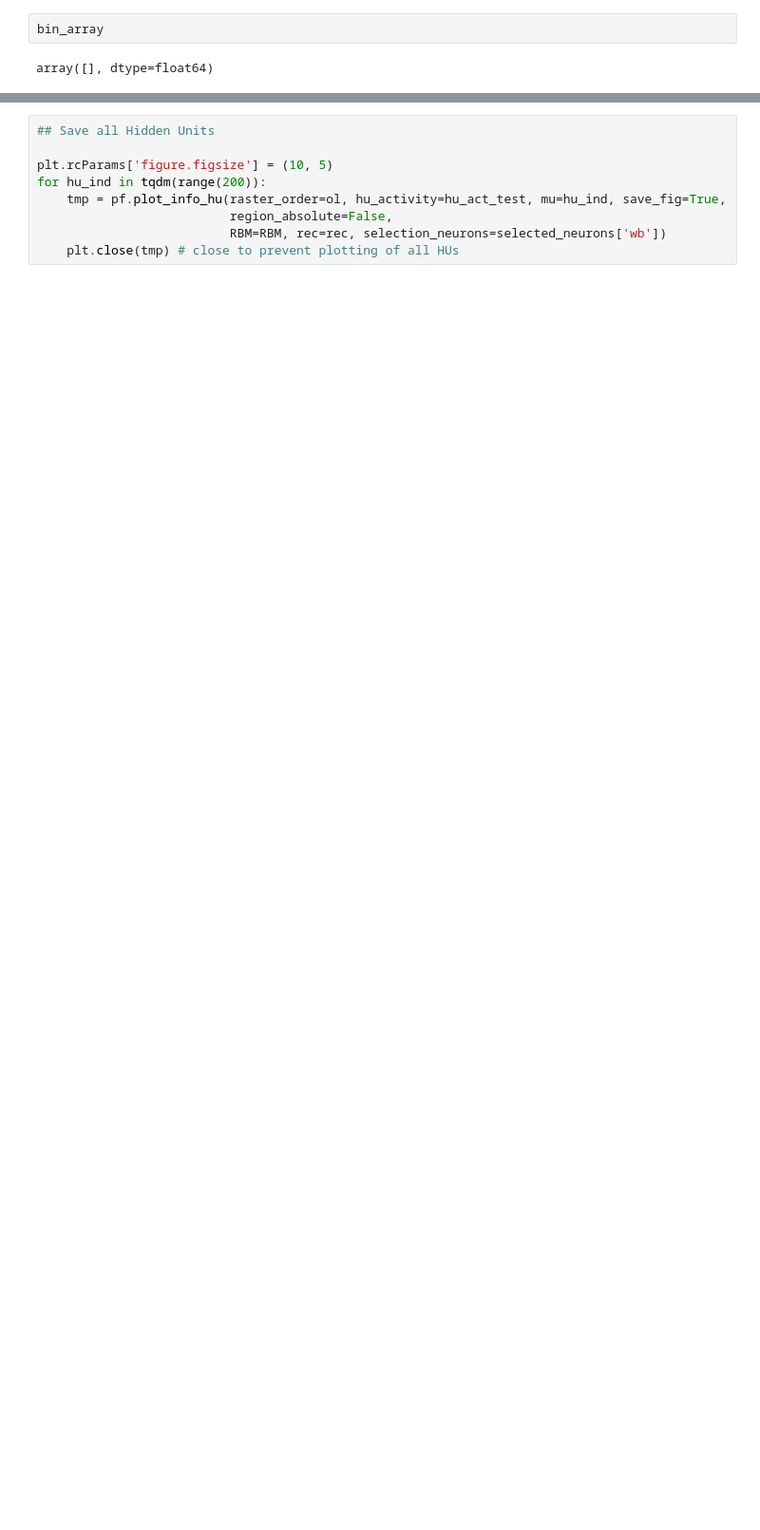
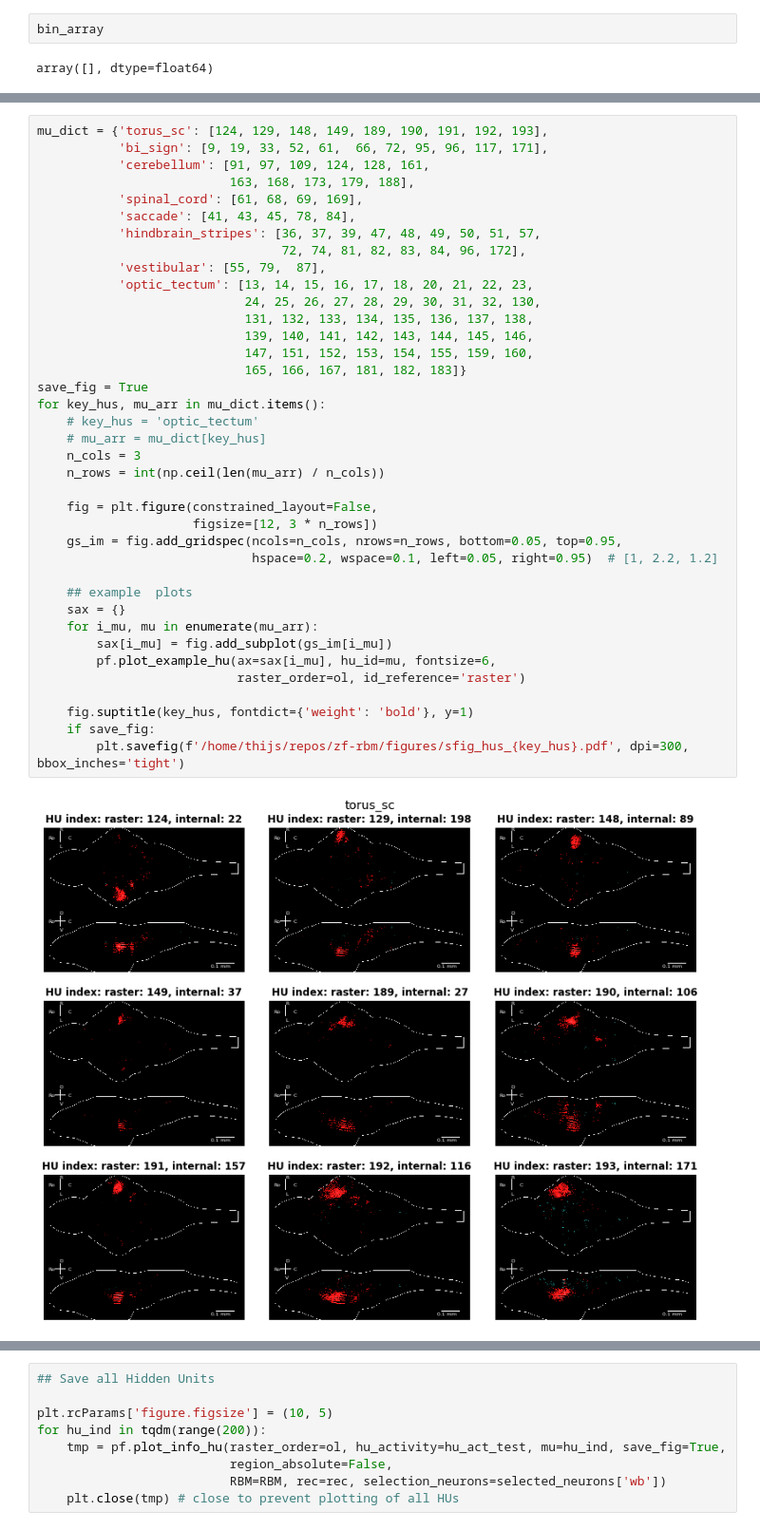
Before and after one commit to vdplasthijs/zf-rbm, a Jupyter notebook: figure_notebooks/fig_hu_morphology.ipynb, the cells around one changed output, grey strips where cells are left out. Shown at 95% size. Drawn from its saved outputs; the diff is of its cells as text; blank space fills up the shorter version.

```diff
--- a/figure_notebooks/fig_hu_morphology.ipynb
+++ b/figure_notebooks/fig_hu_morphology.ipynb
@@ -432,0 +406,40 @@ len(median_hu_period[:, 0])
+# %%
+mu_dict = {'torus_sc': [124, 129, 148, 149, 189, 190, 191, 192, 193],
+           'bi_sign': [9, 19, 33, 52, 61,  66, 72, 95, 96, 117, 171],
+           'cerebellum': [91, 97, 109, 124, 128, 161,
+                          163, 168, 173, 179, 188],
+           'spinal_cord': [61, 68, 69, 169],
+           'saccade': [41, 43, 45, 78, 84],
+           'hindbrain_stripes': [36, 37, 39, 47, 48, 49, 50, 51, 57,
+                                 72, 74, 81, 82, 83, 84, 96, 172],
+           'vestibular': [55, 79,  87],
+           'optic_tectum': [13, 14, 15, 16, 17, 18, 20, 21, 22, 23,
+                            24, 25, 26, 27, 28, 29, 30, 31, 32, 130,
+                            131, 132, 133, 134, 135, 136, 137, 138,
+                            139, 140, 141, 142, 143, 144, 145, 146,
+                            147, 151, 152, 153, 154, 155, 159, 160,
+                            165, 166, 167, 181, 182, 183]}
+save_fig = True
+for key_hus, mu_arr in mu_dict.items():
+    # key_hus = 'optic_tectum'
+    # mu_arr = mu_dict[key_hus]
+    n_cols = 3
+    n_rows = int(np.ceil(len(mu_arr) / n_cols))
+
+    fig = plt.figure(constrained_layout=False,
+                     figsize=[12, 3 * n_rows])
+    gs_im = fig.add_gridspec(ncols=n_cols, nrows=n_rows, bottom=0.05, top=0.95,
+                             hspace=0.2, wspace=0.1, left=0.05, right=0.95)  # [1, 2.2, 1.2]
+
+    ## example  plots
+    sax = {}
+    for i_mu, mu in enumerate(mu_arr):
+        sax[i_mu] = fig.add_subplot(gs_im[i_mu])
+        pf.plot_example_hu(ax=sax[i_mu], hu_id=mu, fontsize=6,
+                           raster_order=ol, id_reference='raster')
+
+    fig.suptitle(key_hus, fontdict={'weight': 'bold'}, y=1)
+    if save_fig:
+        plt.savefig(f'/home/thijs/repos/zf-rbm/figures/sfig_hus_{key_hus}.pdf', dpi=300, bbox_inches='tight')
+# %% [output]
+[figure, added]
```
Also changed, not shown: parts of 10 cells of this notebook, 14 other files.
